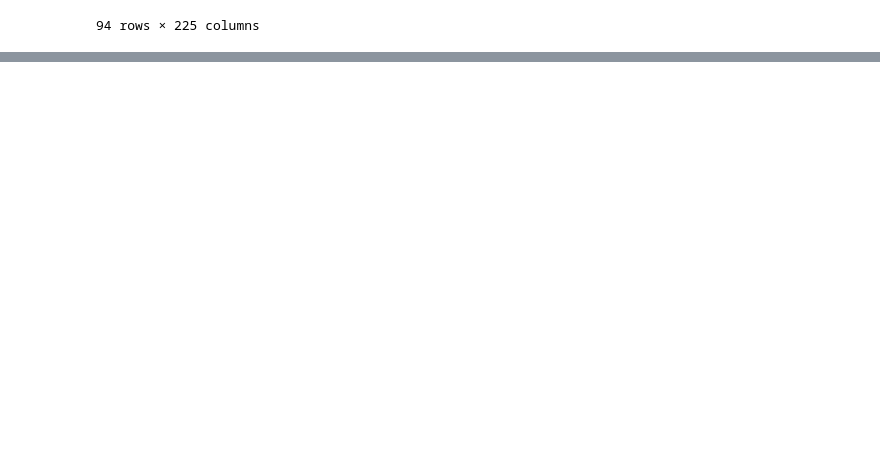
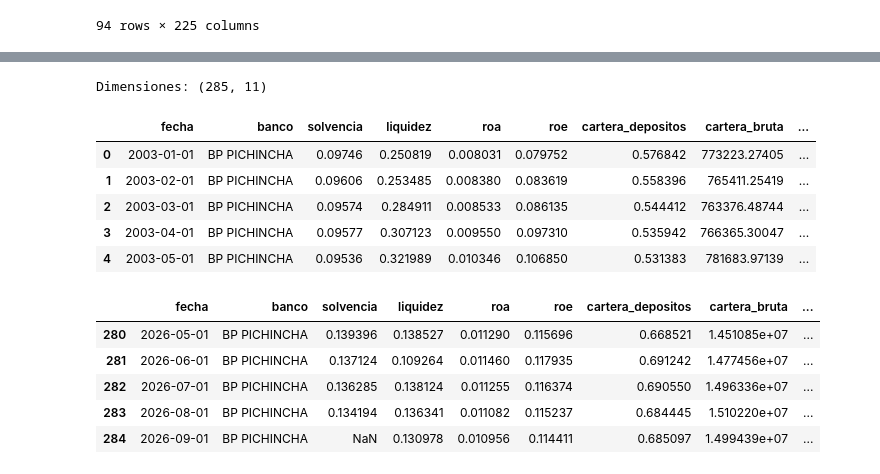
Before and after one commit to tavomx45/audit-ecuador-banking-data, a Jupyter notebook: notebooks/validacion_datos.ipynb, the cells around one changed output, grey strips where cells are left out. Drawn from its saved outputs; the diff is of its cells as text; code cells hidden in the pictures; blank space fills up the shorter version.

Commit message:
Complete extraction and validation of 23 bank historical series

```diff
--- a/notebooks/validacion_datos.ipynb
+++ b/notebooks/validacion_datos.ipynb
@@ -814,0 +1140,49 @@ ValueError: 'Series([], Name: 6, dtype: object)' is not compatible with origin='
+# %%
+# Comprobar que no existen fechas duplicadas
+assert df_financiero["fecha"].is_unique
+assert df_cartera["fecha"].is_unique
+
+# Comprobar que ambas hojas tienen los mismos períodos
+assert set(df_financiero["fecha"]) == set(df_cartera["fecha"])
+
+# Integrar indicadores
+serie_bp_2026 = df_financiero.merge(
+    df_cartera,
+    on="fecha",
+    how="inner",
+    validate="one_to_one"
+)
+
+# Incorporar nombre de la institución
+serie_bp_2026.insert(
+    1,
+    "banco",
+    "BP PICHINCHA"
+)
+
+# Ordenar cronológicamente
+serie_bp_2026 = (
+    serie_bp_2026
+    .sort_values("fecha")
+    .reset_index(drop=True)
+)
+
+# Comprobar dimensiones
+print("Dimensiones:", serie_bp_2026.shape)
+
+display(serie_bp_2026.head())
+display(serie_bp_2026.tail())
+# %% [output]
+Dimensiones: (285, 11)
+|  | fecha | banco | solvencia | liquidez | roa | roe | cartera_depositos | cartera_bruta | ... |
+| 0 | 2003-01-01 | BP PICHINCHA | 0.09746 | 0.250819 | 0.008031 | 0.079752 | 0.576842 | 773223.27405 | ... |
+| 1 | 2003-02-01 | BP PICHINCHA | 0.09606 | 0.253485 | 0.008380 | 0.083619 | 0.558396 | 765411.25419 | ... |
+| 2 | 2003-03-01 | BP PICHINCHA | 0.09574 | 0.284911 | 0.008533 | 0.086135 | 0.544412 | 763376.48744 | ... |
+| 3 | 2003-04-01 | BP PICHINCHA | 0.09577 | 0.307123 | 0.009550 | 0.097310 | 0.535942 | 766365.30047 | ... |
+| 4 | 2003-05-01 | BP PICHINCHA | 0.09536 | 0.321989 | 0.010346 | 0.106850 | 0.531383 | 781683.97139 | ... |
+|  | fecha | banco | solvencia | liquidez | roa | roe | cartera_depositos | cartera_bruta | ... |
+| 280 | 2026-05-01 | BP PICHINCHA | 0.139396 | 0.138527 | 0.011290 | 0.115696 | 0.668521 | 1.451085e+07 | ... |
+| 281 | 2026-06-01 | BP PICHINCHA | 0.137124 | 0.109264 | 0.011460 | 0.117935 | 0.691242 | 1.477456e+07 | ... |
+| 282 | 2026-07-01 | BP PICHINCHA | 0.136285 | 0.138124 | 0.011255 | 0.116374 | 0.690550 | 1.496336e+07 | ... |
+| 283 | 2026-08-01 | BP PICHINCHA | 0.134194 | 0.136341 | 0.011082 | 0.115237 | 0.684445 | 1.510220e+07 | ... |
+| 284 | 2026-09-01 | BP PICHINCHA | NaN | 0.130978 | 0.010956 | 0.114411 | 0.685097 | 1.499439e+07 | ... |
```
Also changed, not shown: parts of 22 cells of this notebook, 1 other file.
